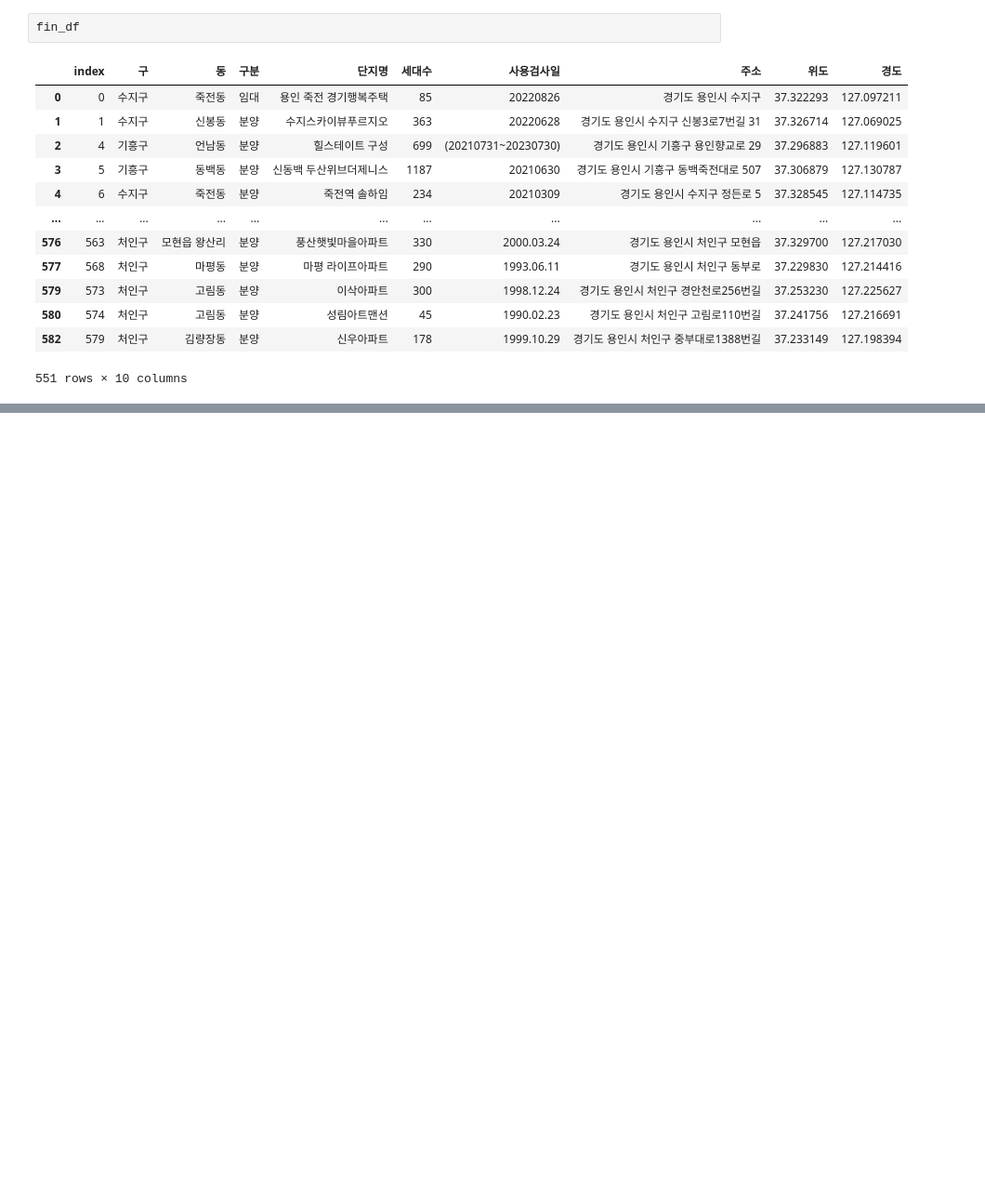
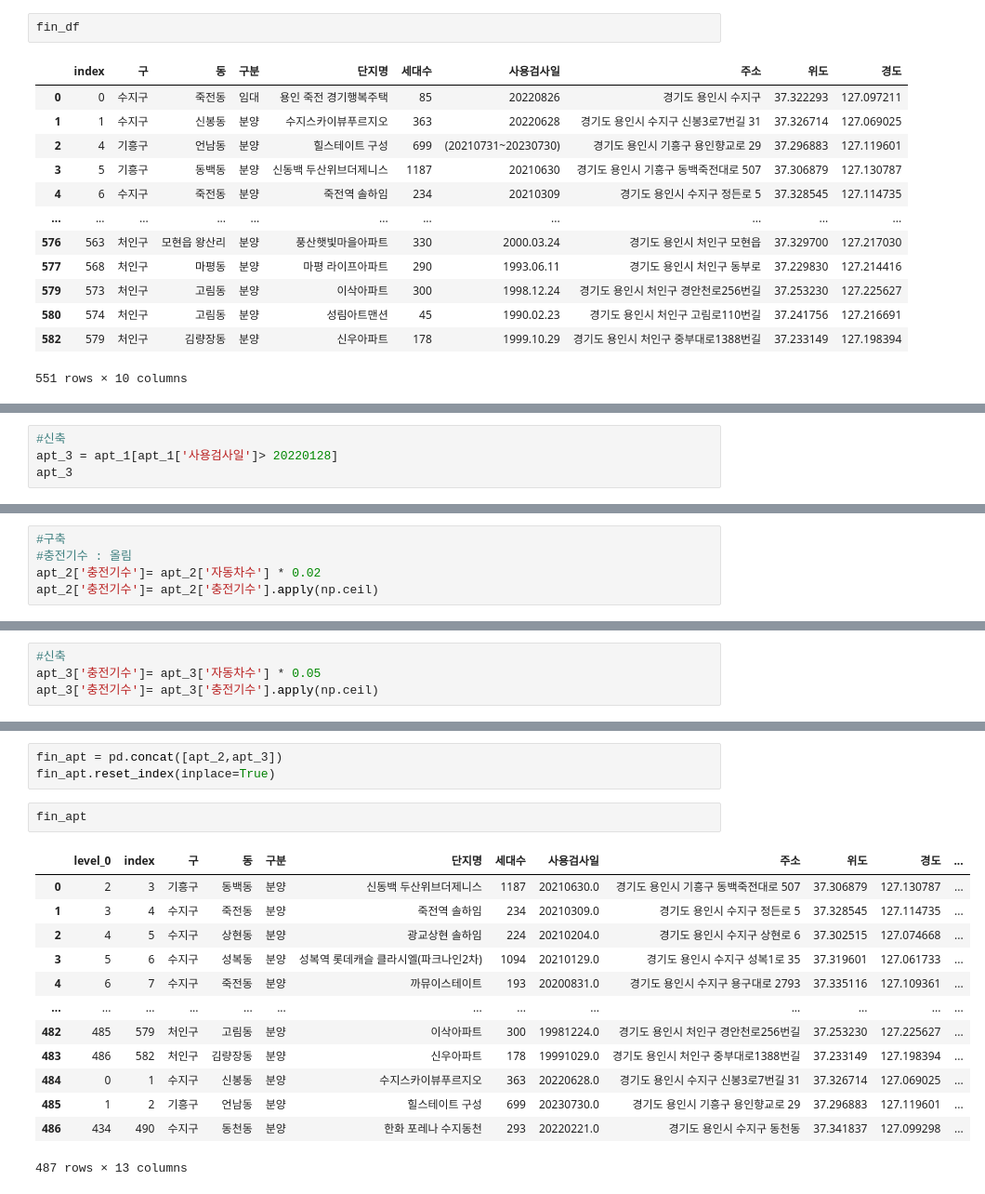
Before and after one commit to jaesoekjjang/ev-station-opt, a Jupyter notebook: code/추가데이터전처리.ipynb, the cells around one changed output, grey strips where cells are left out. Shown at 93% size. Saved outputs shown, nothing was run; the diff lists cells and outputs as text; blank space fills up the shorter version.

Commit message:
추가데이터전처리, 충전기수 추가
세대수,아파트충전기, 행정구,아파트정보목록 삭제

```diff
--- a/code/세대수.ipynb
+++ b/code/추가데이터전처리.ipynb
@@ -371,0 +557,4 @@ fin_df.to_csv( '../data/dataset/20220925_아파트정보목록_위경도 추가.
+# %%
+#신축
+apt_3 = apt_1[apt_1['사용검사일']> 20220128]
+apt_3
@@ -371,0 +566,5 @@ fin_df.to_csv( '../data/dataset/20220925_아파트정보목록_위경도 추가.
+# %%
+#구축
+#충전기수 : 올림
+apt_2['충전기수']= apt_2['자동차수'] * 0.02
+apt_2['충전기수']= apt_2['충전기수'].apply(np.ceil)
@@ -371,0 +582,4 @@ fin_df.to_csv( '../data/dataset/20220925_아파트정보목록_위경도 추가.
+# %%
+#신축
+apt_3['충전기수']= apt_3['자동차수'] * 0.05
+apt_3['충전기수']= apt_3['충전기수'].apply(np.ceil)
@@ -371,0 +597,19 @@ fin_df.to_csv( '../data/dataset/20220925_아파트정보목록_위경도 추가.
+# %%
+fin_apt = pd.concat([apt_2,apt_3])
+fin_apt.reset_index(inplace=True)
+# %%
+fin_apt
+# %% [output]
+|  | level_0 | index | 구 | 동 | 구분 | 단지명 | 세대수 | 사용검사일 | 주소 | 위도 | 경도 | ... |
+| 0 | 2 | 3 | 기흥구 | 동백동 | 분양 | 신동백 두산위브더제니스 | 1187 | 20210630.0 | 경기도 용인시 기흥구 동백죽전대로 507 | 37.306879 | 127.130787 | ... |
+| 1 | 3 | 4 | 수지구 | 죽전동 | 분양 | 죽전역 솔하임 | 234 | 20210309.0 | 경기도 용인시 수지구 정든로 5 | 37.328545 | 127.114735 | ... |
+| 2 | 4 | 5 | 수지구 | 상현동 | 분양 | 광교상현 솔하임 | 224 | 20210204.0 | 경기도 용인시 수지구 상현로 6 | 37.302515 | 127.074668 | ... |
+| 3 | 5 | 6 | 수지구 | 성복동 | 분양 | 성복역 롯데캐슬 클라시엘(파크나인2차) | 1094 | 20210129.0 | 경기도 용인시 수지구 성복1로 35 | 37.319601 | 127.061733 | ... |
+| 4 | 6 | 7 | 수지구 | 죽전동 | 분양 | 까뮤이스테이트 | 193 | 20200831.0 | 경기도 용인시 수지구 용구대로 2793 | 37.335116 | 127.109361 | ... |
+| ... | ... | ... | ... | ... | ... | ... | ... | ... | ... | ... | ... | ... |
+| 482 | 485 | 579 | 처인구 | 고림동 | 분양 | 이삭아파트 | 300 | 19981224.0 | 경기도 용인시 처인구 경안천로256번길 | 37.253230 | 127.225627 | ... |
+| 483 | 486 | 582 | 처인구 | 김량장동 | 분양 | 신우아파트 | 178 | 19991029.0 | 경기도 용인시 처인구 중부대로1388번길 | 37.233149 | 127.198394 | ... |
+| 484 | 0 | 1 | 수지구 | 신봉동 | 분양 | 수지스카이뷰푸르지오 | 363 | 20220628.0 | 경기도 용인시 수지구 신봉3로7번길 31 | 37.326714 | 127.069025 | ... |
+| 485 | 1 | 2 | 기흥구 | 언남동 | 분양 | 힐스테이트 구성 | 699 | 20230730.0 | 경기도 용인시 기흥구 용인향교로 29 | 37.296883 | 127.119601 | ... |
+| 486 | 434 | 490 | 수지구 | 동천동 | 분양 | 한화 포레나 수지동천 | 293 | 20220221.0 | 경기도 용인시 수지구 동천동 | 37.341837 | 127.099298 | ... |
+487 rows × 13 columns
```
Also changed, not shown: parts of 19 cells of this notebook, 4 other files.
